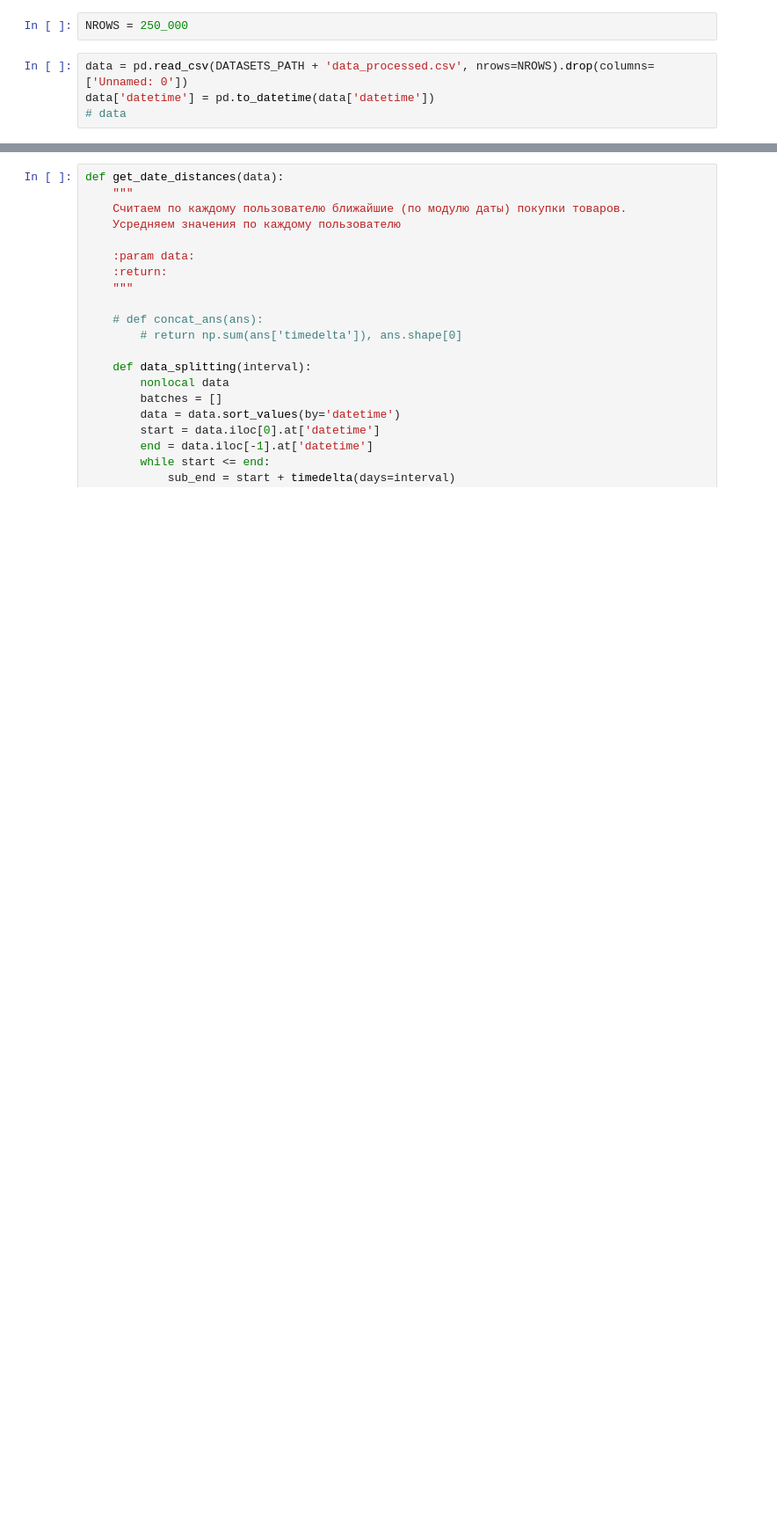
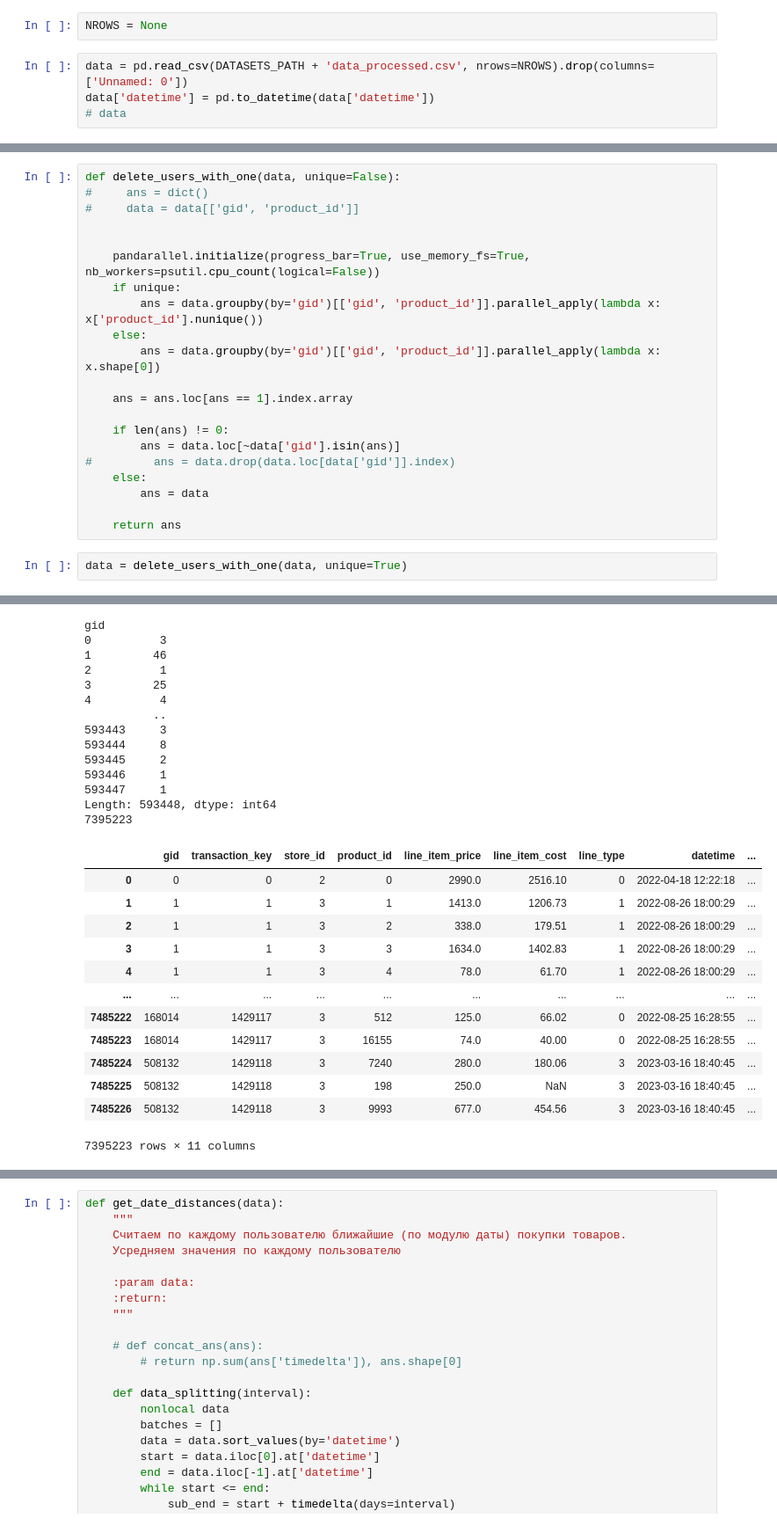
Before and after one commit to Barashkov-GO/vkr, a Jupyter notebook: data_forecasting.ipynb, the cells around one changed output, grey strips where cells are left out. Shown at 88% size. Drawn from its saved outputs; the diff is of its cells as text; blank space fills up the shorter version.

```diff
--- a/data_forecasting.ipynb
+++ b/data_forecasting.ipynb
@@ -46,7 +20,7 @@ import numba
 tqdm.pandas()
 from helper import *
 # %%
-NROWS = 250_000
+NROWS = None
 # %%
 data = pd.read_csv(DATASETS_PATH + 'data_processed.csv', nrows=NROWS).drop(columns=['Unnamed: 0'])
 data['datetime'] = pd.to_datetime(data['datetime'])
@@ -84,0 +52,24 @@ def get_user_purchases(data, batch_size):
+# %%
+def delete_users_with_one(data, unique=False):
+#     ans = dict()
+#     data = data[['gid', 'product_id']]
+
+
+    pandarallel.initialize(progress_bar=True, use_memory_fs=True, nb_workers=psutil.cpu_count(logical=False))
+    if unique:
+        ans = data.groupby(by='gid')[['gid', 'product_id']].parallel_apply(lambda x: x['product_id'].nunique())
+    else:
+        ans = data.groupby(by='gid')[['gid', 'product_id']].parallel_apply(lambda x: x.shape[0])
+
+    ans = ans.loc[ans == 1].index.array
+
+    if len(ans) != 0:
+        ans = data.loc[~data['gid'].isin(ans)]
+#         ans = data.drop(data.loc[data['gid']].index)
+    else:
+        ans = data
+
+    return ans
+# %%
+data = delete_users_with_one(data, unique=True)
+# %% [output]
@@ -84,0 +80,27 @@ def get_user_purchases(data, batch_size):
+gid
+0          3
+1         46
+2          1
+3         25
+4          4
+          ..
+593443     3
+593444     8
+593445     2
+593446     1
+593447     1
+Length: 593448, dtype: int64
+7395223
+|  | gid | transaction_key | store_id | product_id | line_item_price | line_item_cost | line_type | datetime | ... |
+| 0 | 0 | 0 | 2 | 0 | 2990.0 | 2516.10 | 0 | 2022-04-18 12:22:18 | ... |
+| 1 | 1 | 1 | 3 | 1 | 1413.0 | 1206.73 | 1 | 2022-08-26 18:00:29 | ... |
+| 2 | 1 | 1 | 3 | 2 | 338.0 | 179.51 | 1 | 2022-08-26 18:00:29 | ... |
+| 3 | 1 | 1 | 3 | 3 | 1634.0 | 1402.83 | 1 | 2022-08-26 18:00:29 | ... |
+| 4 | 1 | 1 | 3 | 4 | 78.0 | 61.70 | 1 | 2022-08-26 18:00:29 | ... |
+| ... | ... | ... | ... | ... | ... | ... | ... | ... | ... |
+| 7485222 | 168014 | 1429117 | 3 | 512 | 125.0 | 66.02 | 0 | 2022-08-25 16:28:55 | ... |
+| 7485223 | 168014 | 1429117 | 3 | 16155 | 74.0 | 40.00 | 0 | 2022-08-25 16:28:55 | ... |
+| 7485224 | 508132 | 1429118 | 3 | 7240 | 280.0 | 180.06 | 3 | 2023-03-16 18:40:45 | ... |
+| 7485225 | 508132 | 1429118 | 3 | 198 | 250.0 | NaN | 3 | 2023-03-16 18:40:45 | ... |
+| 7485226 | 508132 | 1429118 | 3 | 9993 | 677.0 | 454.56 | 3 | 2023-03-16 18:40:45 | ... |
+7395223 rows × 11 columns
```
Also changed, not shown: parts of 23 cells of this notebook, 1 other file.
